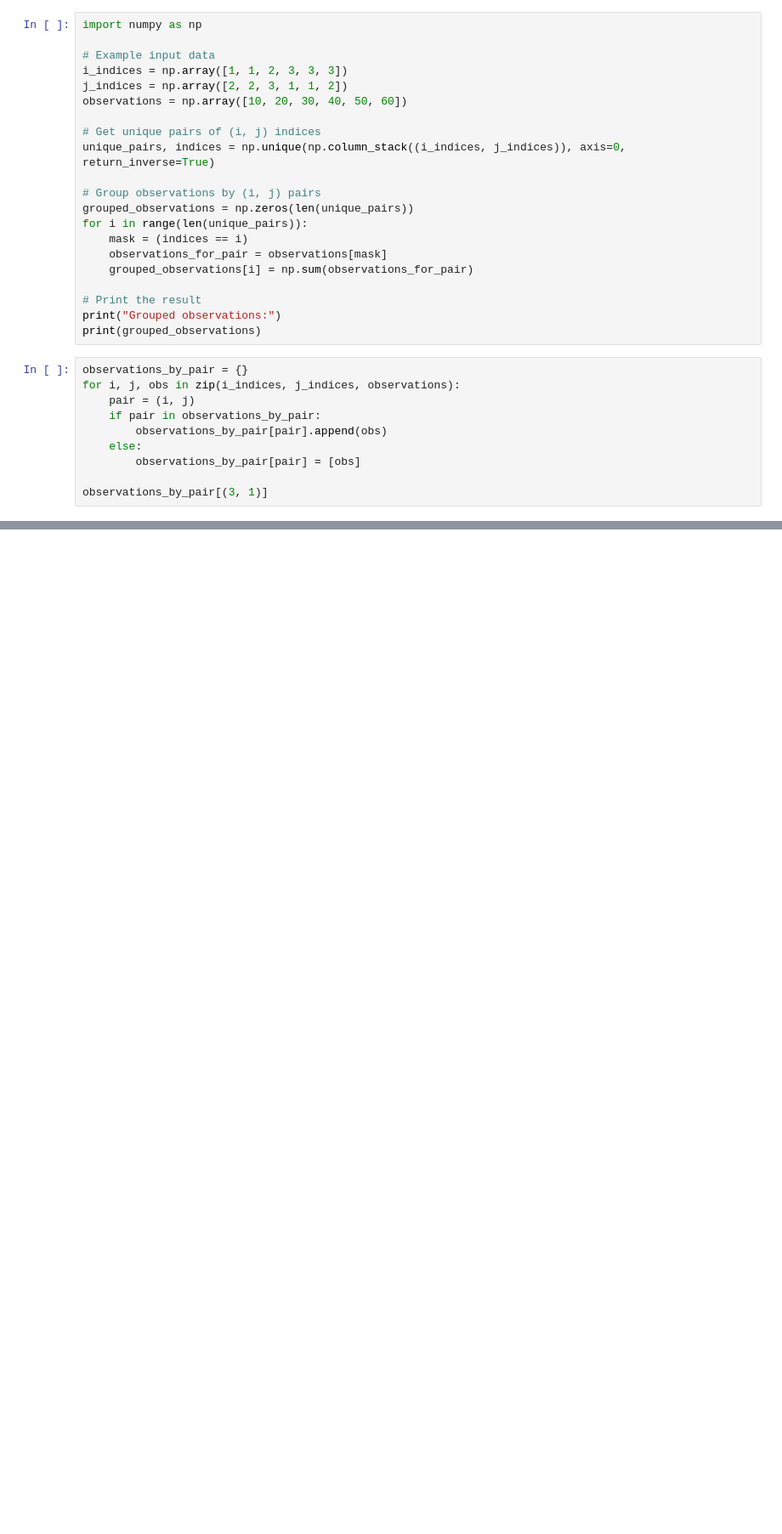
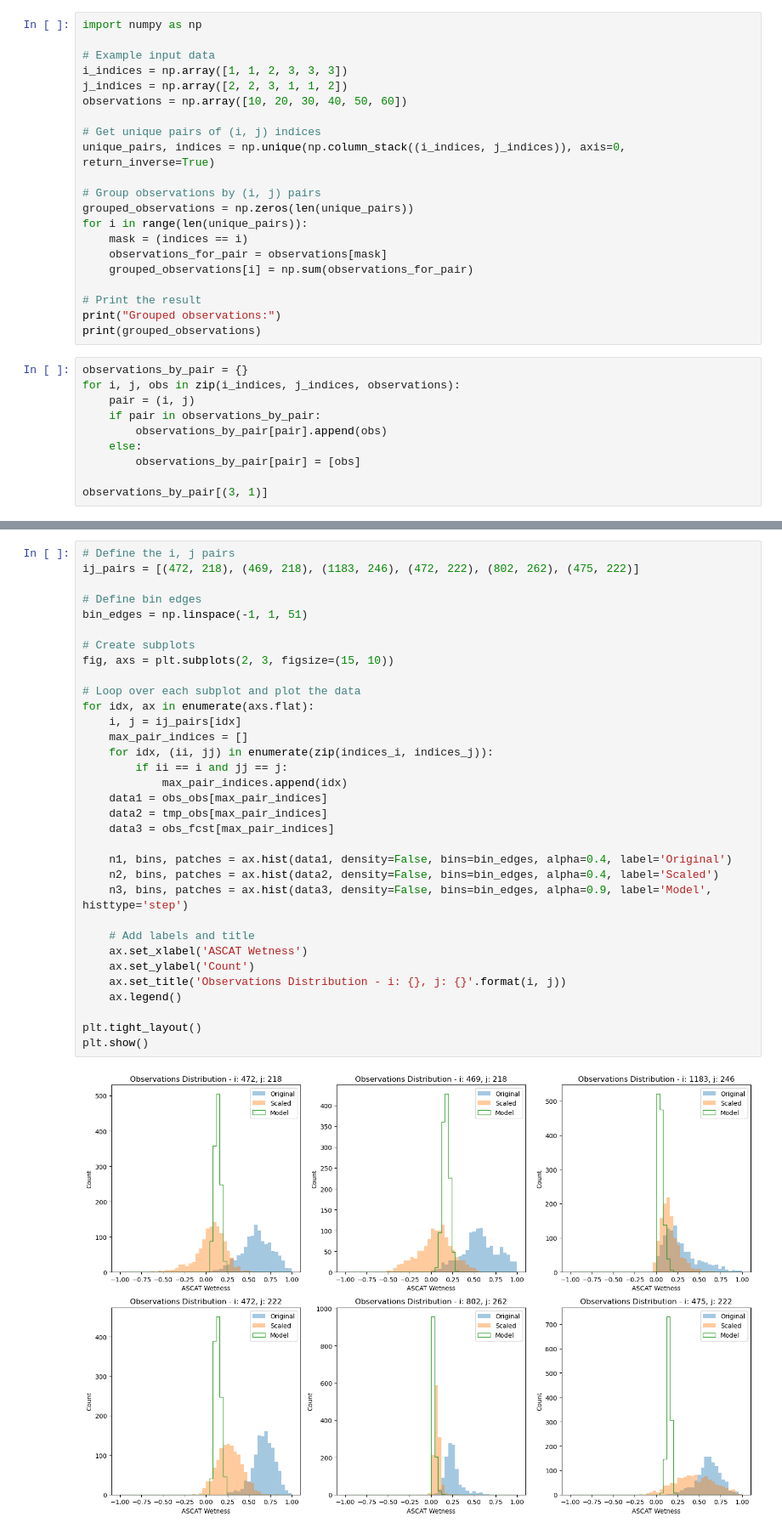
Before and after one commit to amfox37/GEOSldas_diagnostics, a Jupyter notebook: Jupyter/sclprm_tester.ipynb, the cells around one changed output, grey strips where cells are left out. Shown at 85% size. Cells and saved outputs as stored; diff of their text form; blank space fills up the shorter version.

```diff
--- a/Jupyter/sclprm_tester.ipynb
+++ b/Jupyter/sclprm_tester.ipynb
@@ -350,0 +454,35 @@ plt.show()
+# %%
+# Define the i, j pairs
+ij_pairs = [(472, 218), (469, 218), (1183, 246), (472, 222), (802, 262), (475, 222)]
+
+# Define bin edges
+bin_edges = np.linspace(-1, 1, 51)
+
+# Create subplots
+fig, axs = plt.subplots(2, 3, figsize=(15, 10))
+
+# Loop over each subplot and plot the data
+for idx, ax in enumerate(axs.flat):
+    i, j = ij_pairs[idx]
+    max_pair_indices = []
+    for idx, (ii, jj) in enumerate(zip(indices_i, indices_j)):
+        if ii == i and jj == j:
+            max_pair_indices.append(idx)
+    data1 = obs_obs[max_pair_indices]
+    data2 = tmp_obs[max_pair_indices]
+    data3 = obs_fcst[max_pair_indices]
+
+    n1, bins, patches = ax.hist(data1, density=False, bins=bin_edges, alpha=0.4, label='Original')
+    n2, bins, patches = ax.hist(data2, density=False, bins=bin_edges, alpha=0.4, label='Scaled')
+    n3, bins, patches = ax.hist(data3, density=False, bins=bin_edges, alpha=0.9, label='Model', histtype='step')
+
+    # Add labels and title
+    ax.set_xlabel('ASCAT Wetness')
+    ax.set_ylabel('Count')
+    ax.set_title('Observations Distribution - i: {}, j: {}'.format(i, j))
+    ax.legend()
+
+plt.tight_layout()
+plt.show()
+# %% [output]
+[figure, added]
```
Also changed, not shown: parts of 17 cells of this notebook, 6 other files.
